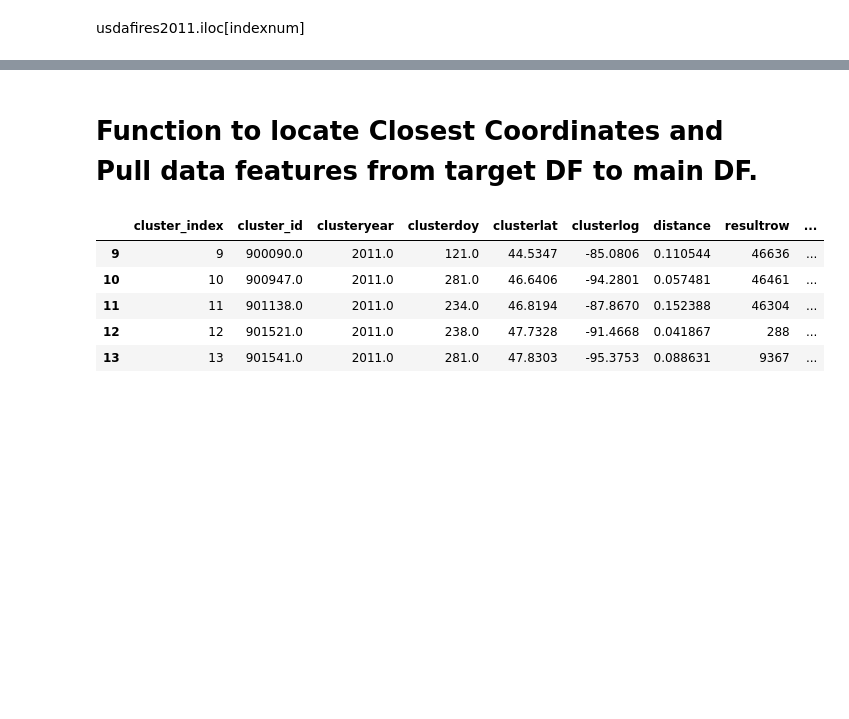
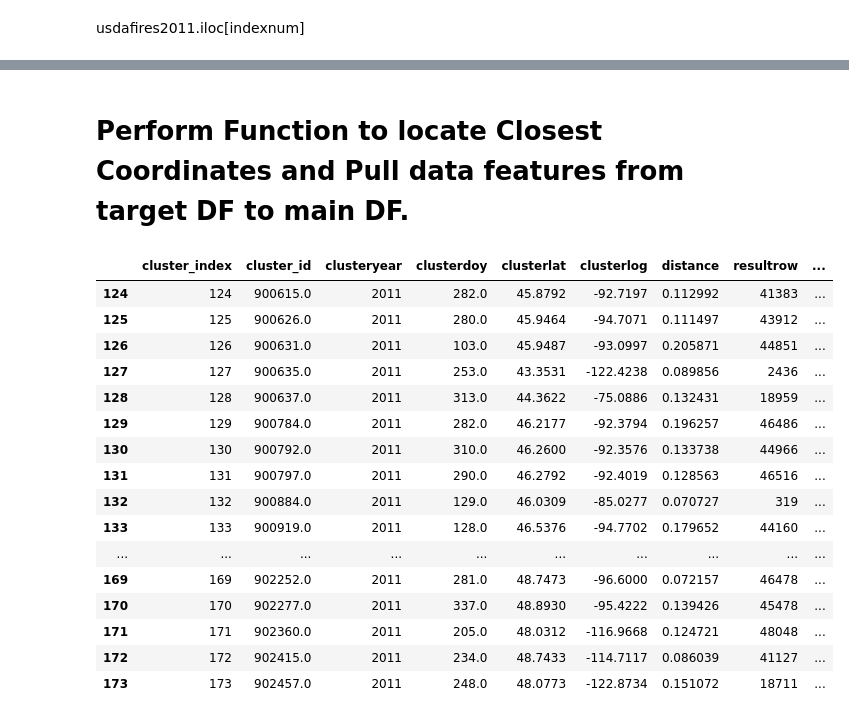
Before and after one commit to NahidGithub/Predicting-Wildfires, a Jupyter notebook: experimental code/ConnectingClusterPoints.ipynb, the cells around one changed output, grey strips where cells are left out. Cells and saved outputs as stored; diff of their text form; code cells hidden in the pictures; blank space fills up the shorter version.

Commit message:
completed nasa to centerpoint connection

```diff
--- a/experimental code/ConnectingClusterPoints.ipynb
+++ b/experimental code/ConnectingClusterPoints.ipynb
@@ -71,0 +551,2 @@ FCECO2011.shape
+# %%
+centerpoints_xx = centerpoints_0305[(centerpoints_0305.year == 2003)]
@@ -71,0 +558,21 @@ FCECO2011.shape
+# %%
+def cartesian(latitude, longitude, doy):
+    # Convert to radians
+    latitude = latitude * (math.pi / 180)
+    longitude = longitude * (math.pi / 180)
+
+    R = 6371 # 6378137.0 + elevation  # relative to centre of the earth
+    X = R * math.cos(latitude) * math.cos(longitude)
+    Y = R * math.cos(latitude) * math.sin(longitude)
+    #Z = R * math.sin(latitude)
+    Z = R * doy
+    return (X, Y, Z)
+# %%
+centerpoint_places = []
+for index, row in centerpoints_xx.iterrows():
+    coordinates = [row['latitude'], row['longitude'], row['doy']]
+    cartesian_coord = cartesian(*coordinates)
+    centerpoint_places.append(cartesian_coord)
+
+tree = spatial.KDTree(centerpoint_places)
+centerpoint_places[1]
@@ -71,0 +682,5 @@ FCECO2011.shape
+# %%
+### Pairing Down Cluster Data to select a single sample - Temp.
+pd.set_option('display.max_columns', 30)
+FCECO2011 = centerpoints_0305[(centerpoints_0305.ECO > 600) & (centerpoints_0305.year == 2011)]
+FCECO2011.head(5)
@@ -165,3 +786,3 @@ clu2
 # %% [markdown]
-# Function to locate Closest Coordinates and Pull data features from target DF to main DF.
+# Perform Function to locate Closest Coordinates and Pull data features from target DF to main DF.
 # %%
@@ -203,11 +824,22 @@ def findclustermatch(clusterdf, targetdf):
     return clustertotargetdf
 # %%
 cluster_targetmatch = findclustermatch(FCECO2011,usdafires2011)
-cluster_targetmatch.tail()
+cluster_targetmatch.tail(50)
 # %% [output]
 |  | cluster_index | cluster_id | clusteryear | clusterdoy | clusterlat | clusterlog | distance | resultrow | ... |
-| 9 | 9 | 900090.0 | 2011.0 | 121.0 | 44.5347 | -85.0806 | 0.110544 | 46636 | ... |
-| 10 | 10 | 900947.0 | 2011.0 | 281.0 | 46.6406 | -94.2801 | 0.057481 | 46461 | ... |
-| 11 | 11 | 901138.0 | 2011.0 | 234.0 | 46.8194 | -87.8670 | 0.152388 | 46304 | ... |
-| 12 | 12 | 901521.0 | 2011.0 | 238.0 | 47.7328 | -91.4668 | 0.041867 | 288 | ... |
-| 13 | 13 | 901541.0 | 2011.0 | 281.0 | 47.8303 | -95.3753 | 0.088631 | 9367 | ... |
+| 124 | 124 | 900615.0 | 2011 | 282.0 | 45.8792 | -92.7197 | 0.112992 | 41383 | ... |
+| 125 | 125 | 900626.0 | 2011 | 280.0 | 45.9464 | -94.7071 | 0.111497 | 43912 | ... |
+| 126 | 126 | 900631.0 | 2011 | 103.0 | 45.9487 | -93.0997 | 0.205871 | 44851 | ... |
+| 127 | 127 | 900635.0 | 2011 | 253.0 | 43.3531 | -122.4238 | 0.089856 | 2436 | ... |
+| 128 | 128 | 900637.0 | 2011 | 313.0 | 44.3622 | -75.0886 | 0.132431 | 18959 | ... |
+| 129 | 129 | 900784.0 | 2011 | 282.0 | 46.2177 | -92.3794 | 0.196257 | 46486 | ... |
+| 130 | 130 | 900792.0 | 2011 | 310.0 | 46.2600 | -92.3576 | 0.133738 | 44966 | ... |
+| 131 | 131 | 900797.0 | 2011 | 290.0 | 46.2792 | -92.4019 | 0.128563 | 46516 | ... |
+| 132 | 132 | 900884.0 | 2011 | 129.0 | 46.0309 | -85.0277 | 0.070727 | 319 | ... |
+| 133 | 133 | 900919.0 | 2011 | 128.0 | 46.5376 | -94.7702 | 0.179652 | 44160 | ... |
+| ... | ... | ... | ... | ... | ... | ... | ... | ... | ... |
+| 169 | 169 | 902252.0 | 2011 | 281.0 | 48.7473 | -96.6000 | 0.072157 | 46478 | ... |
+| 170 | 170 | 902277.0 | 2011 | 337.0 | 48.8930 | -95.4222 | 0.139426 | 45478 | ... |
+| 171 | 171 | 902360.0 | 2011 | 205.0 | 48.0312 | -116.9668 | 0.124721 | 48048 | ... |
+| 172 | 172 | 902415.0 | 2011 | 234.0 | 48.7433 | -114.7117 | 0.086039 | 41127 | ... |
+| 173 | 173 | 902457.0 | 2011 | 248.0 | 48.0773 | -122.8734 | 0.151072 | 18711 | ... |
```
Also changed, not shown: parts of 135 cells of this notebook.
